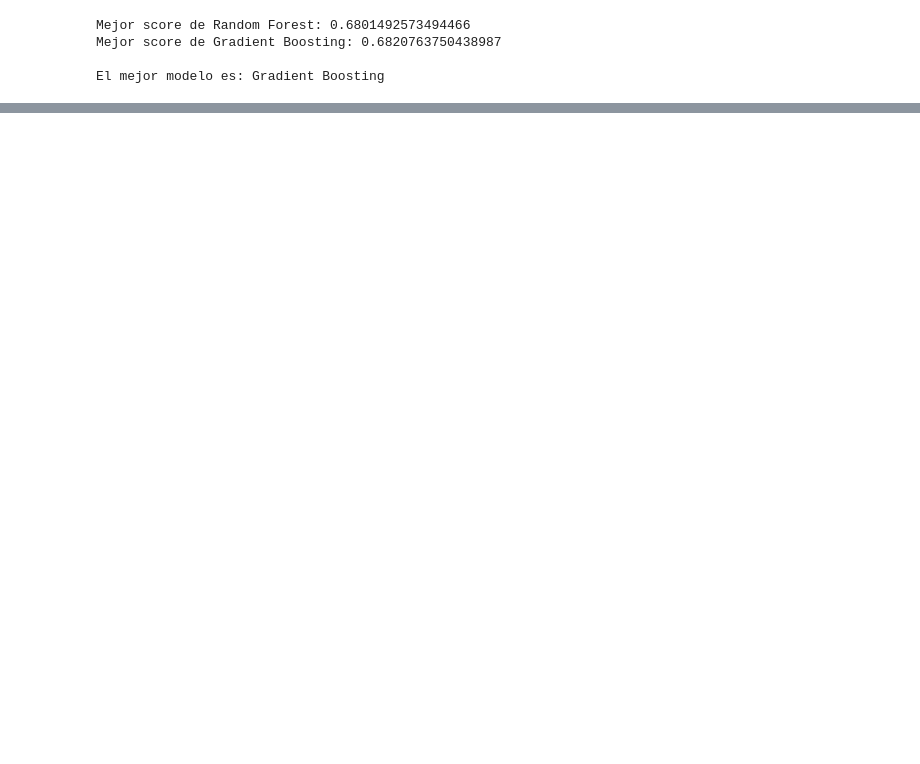
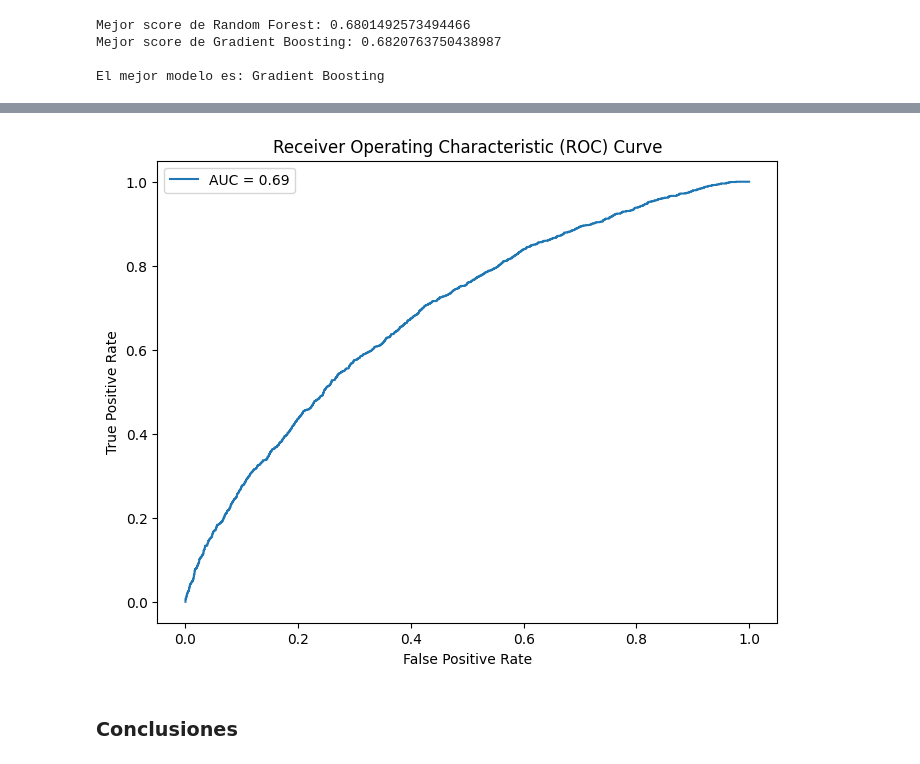
Before and after one commit to memowayun/ProyectoIntegradorEq36_ScoreRiesgoCred, a Jupyter notebook: Avance4_36.ipynb, the cells around one changed output, grey strips where cells are left out. Drawn from its saved outputs; the diff is of its cells as text; code cells hidden in the pictures; blank space fills up the shorter version.

```diff
--- a/Avance4_36.ipynb
+++ b/Avance4_36.ipynb
@@ -256,0 +487,18 @@ El mejor modelo es: Gradient Boosting
+# %%
+# Calcular la curva ROC y AUC-ROC
+from sklearn.metrics import auc
+y_probs = model.predict_proba(X_test)[:, 1]
+fpr, tpr, thresholds = roc_curve(y_test, y_probs)
+auc_score = auc(fpr, tpr)
+
+plt.figure(figsize=(8, 6))
+plt.plot(fpr, tpr, label=f'AUC = {auc_score:.2f}')
+plt.xlabel('False Positive Rate')
+plt.ylabel('True Positive Rate')
+plt.title('Receiver Operating Characteristic (ROC) Curve')
+plt.legend()
+plt.show()
+# %% [output]
+[figure, added]
+# %% [markdown]
+### Conclusiones
```
Also changed, not shown: parts of 52 cells of this notebook.
